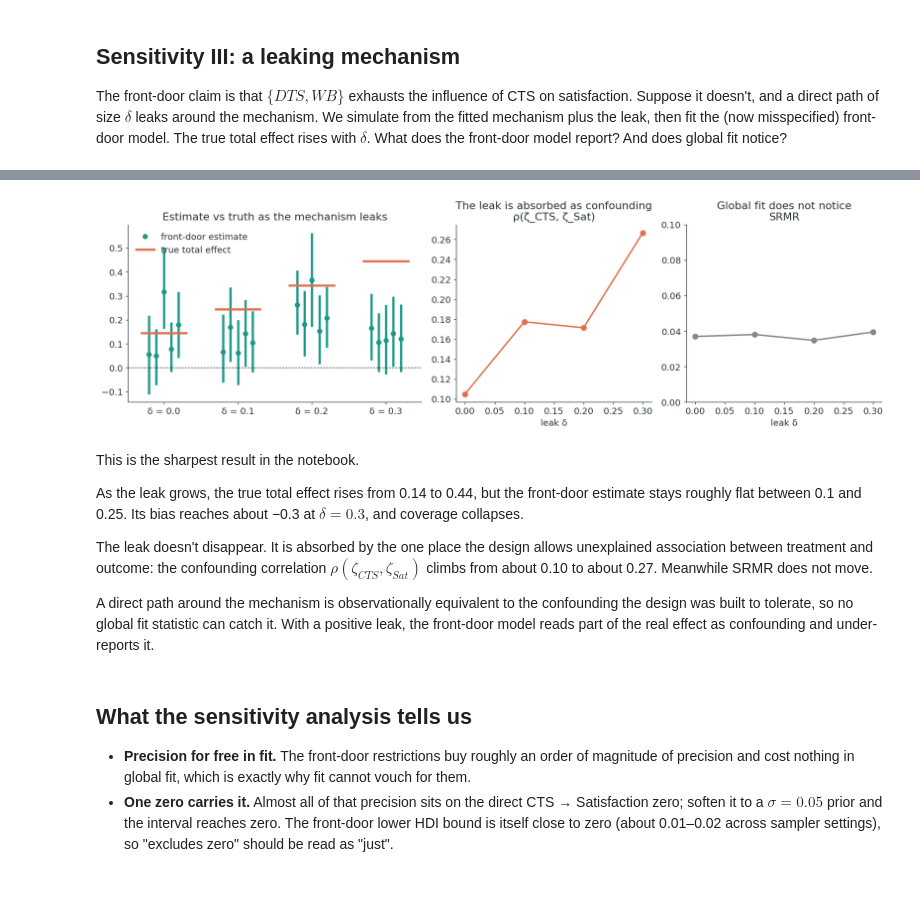
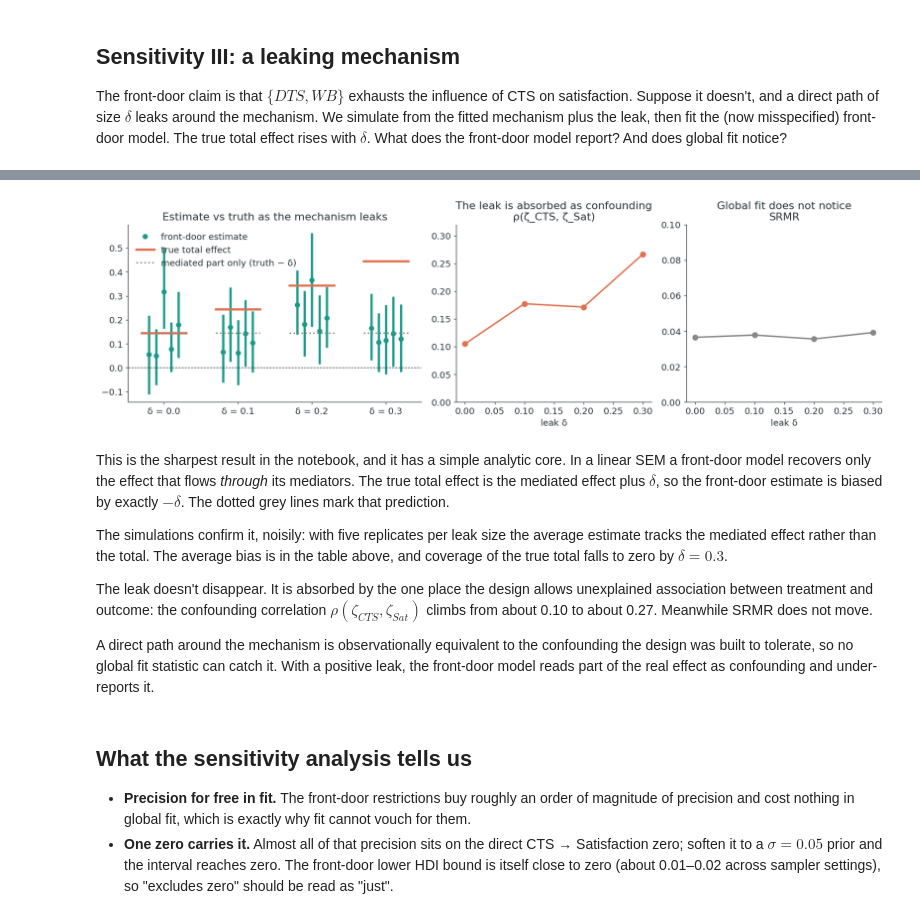
Before and after one commit to NathanielF/NathanielF.github.io, a Jupyter notebook: talks/cdsm_2026_frontdoor/notebook/frontdoor_sem_sensitivity.ipynb, the cells around one changed output, grey strips where cells are left out. Saved outputs shown, nothing was run; the diff lists cells and outputs as text; code cells hidden in the pictures; blank space fills up the shorter version.

```diff
--- a/talks/cdsm_2026_frontdoor/notebook/frontdoor_sem_sensitivity.ipynb
+++ b/talks/cdsm_2026_frontdoor/notebook/frontdoor_sem_sensitivity.ipynb
@@ -365,0 +376,15 @@ The rest of the notebook asks how much of the front-door precision the restricti
+# %%
+B_fd = idata_fd["posterior"]["B"]
+path = lambda target, predictor: B_fd.sel(latent=target, latent1=predictor)
+route_wb = (path("satisfaction", "well being") * path("well being", "constructive")).values.ravel()
+route_dts = (path("satisfaction", "dysfunctional") * path("dysfunctional", "constructive")).values.ravel()
+total_fd = total_effect_draws(idata_fd)
+print("max |total - (route_wb + route_dts)| =", float(np.abs(total_fd - route_wb - route_dts).max()))
+
+routes = pd.DataFrame({
+    name: {"mean": d.mean(), "hdi_lo": az.hdi(d, prob=0.94)[0], "hdi_hi": az.hdi(d, prob=0.94)[1]}
+    for name, d in [("via well-being", route_wb), ("via dysfunctional thinking", route_dts),
+                    ("total (bivalent front door)", total_fd)]
+}).T
+routes["share of total (posterior means)"] = routes["mean"] / total_fd.mean()
+routes.round(3)
@@ -596,36 +674,39 @@ Sampling: [likelihood]
 # %%
 fig, axs = plt.subplots(1, 3, figsize=(15, 4.6), gridspec_kw={"width_ratios": [1.5, 1, 1]})
 ax = axs[0]
 for i, delta in enumerate(DELTAS):
     sub = leak_df[leak_df["delta"] == delta]
     xs = i + np.linspace(-0.2, 0.2, len(sub))
     ax.vlines(xs, sub["hdi_lo"], sub["hdi_hi"], color=TEAL, lw=3)
     ax.plot(xs, sub["mean"], "o", color=TEAL, ms=6, label="front-door estimate" if i == 0 else None)
     ax.plot([i - 0.3, i + 0.3], [sub["true_total"].iloc[0]] * 2, color=CORAL, lw=3,
             label="true total effect" if i == 0 else None)
+    ax.plot([i - 0.3, i + 0.3], [sub["true_total"].iloc[0] - delta] * 2, color=GREY, lw=2, ls=":",
+            label="mediated part only (truth − δ)" if i == 0 else None)
 ax.axhline(0, color=DARK, lw=0.8, ls="--")
 ax.set_xticks(range(len(DELTAS)), [f"δ = {d}" for d in DELTAS])
 ax.set_title("Estimate vs truth as the mechanism leaks")
 ax.legend(frameon=False, loc="upper left")
 
 ax = axs[1]
 ax.plot(leak_summary.index, leak_summary["rho_cts_sat"], "o-", color=CORAL, lw=2, ms=7)
+ax.set_ylim(0, leak_summary["rho_cts_sat"].max() * 1.2)
 ax.set_xlabel("leak δ")
 ax.set_title("The leak is absorbed as confounding\nρ(ζ_CTS, ζ_Sat)")
 
 ax = axs[2]
 ax.plot(leak_summary.index, leak_summary["srmr"], "o-", color=GREY, lw=2, ms=7)
 ax.set_ylim(0, 0.1)
 ax.set_xlabel("leak δ")
 ax.set_title("Global fit does not notice\nSRMR")
 fig.tight_layout()
 fig.savefig(f"{IMAGES}/leak_bias.png", dpi=150, bbox_inches="tight")
 # %% [output]
-[figure, old version]
+[figure, new version]
 # %% [markdown]
-This is the sharpest result in the notebook.
+This is the sharpest result in the notebook, and it has a simple analytic core. In a linear SEM a front-door model recovers only the effect that flows *through* its mediators. The true total effect is the mediated effect plus $\delta$, so the front-door estimate is biased by exactly $-\delta$. The dotted grey lines mark that prediction.
 
-As the leak grows, the true total effect rises from 0.14 to 0.44, but the front-door estimate stays roughly flat between 0.1 and 0.25. Its bias reaches about −0.3 at $\delta = 0.3$, and coverage collapses.
+The simulations confirm it, noisily: with five replicates per leak size the average estimate tracks the mediated effect rather than the total. The average bias is in the table above, and coverage of the true total falls to zero by $\delta = 0.3$.
 
 The leak doesn't disappear. It is absorbed by the one place the design allows unexplained association between treatment and outcome: the confounding correlation $\rho(\zeta_{CTS}, \zeta_{Sat})$ climbs from about 0.10 to about 0.27. Meanwhile SRMR does not move.
 
```
Also changed, not shown: parts of 6 cells of this notebook, 15 other files.
